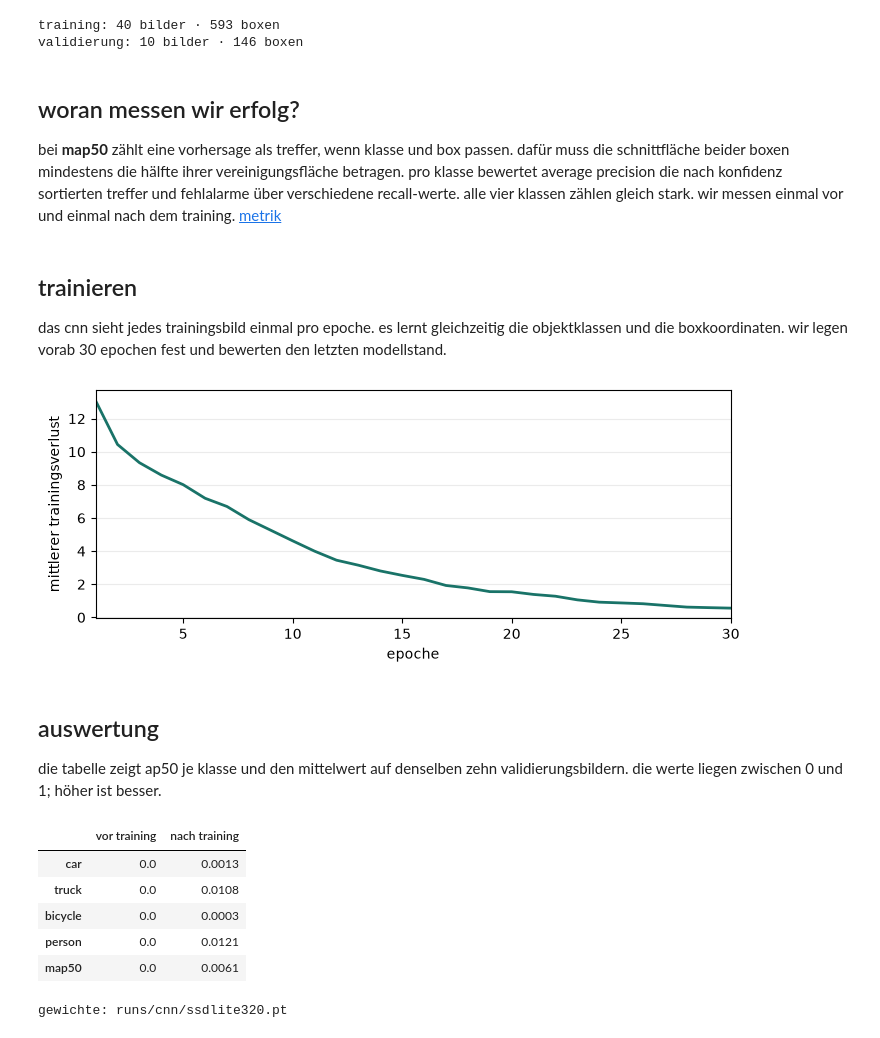
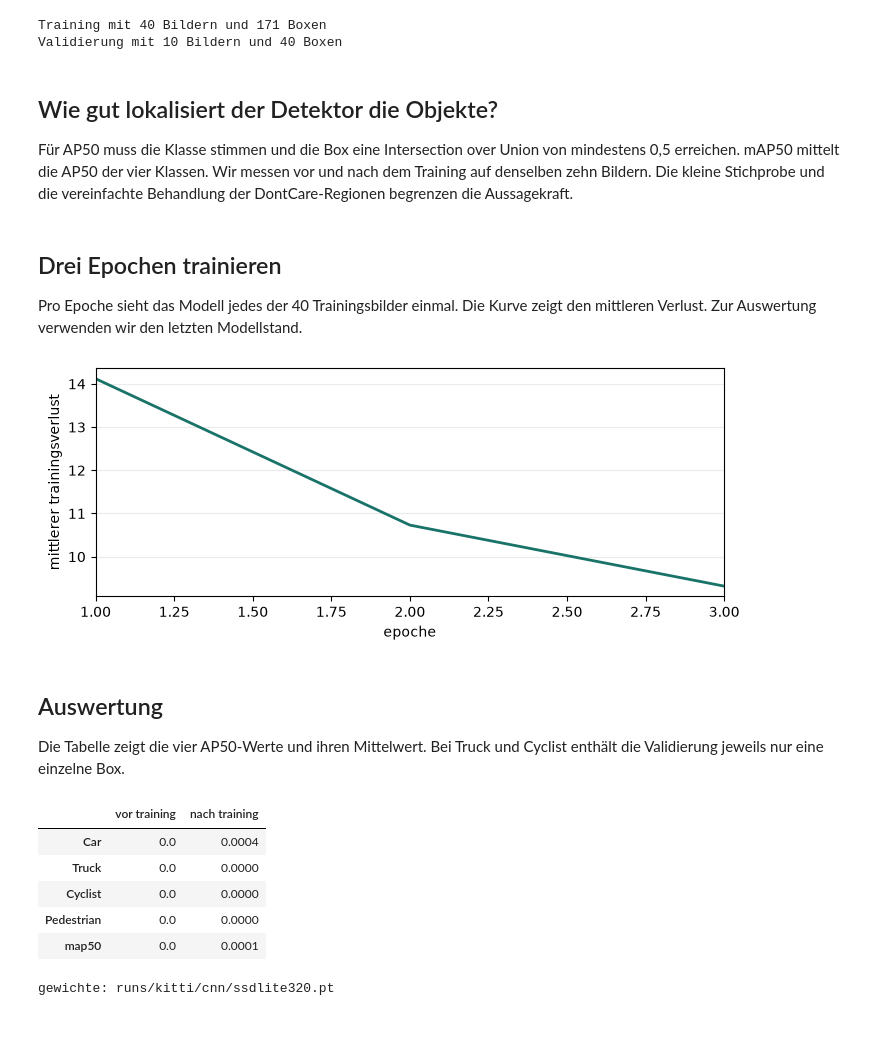
Before and after one commit to nicolasb49/intelligence-engineering, a Jupyter notebook: nicolas_cnn_detection.ipynb, the cells around one changed output. Cells and saved outputs as stored; diff of their text form; code cells hidden in the pictures.

Commit message:
Version KITTI in DVC and migrate detection notebooks to a fixed smoke split

```diff
--- a/nicolas_cnn_detection.ipynb
+++ b/nicolas_cnn_detection.ipynb
@@ -9,53 +9,45 @@ alle 50 bilder enthalten autos, lkw, fahrräder und personen. das cnn lernt dahe
 # %%
 from pathlib import Path
-import random
 
 import matplotlib.pyplot as plt
-import numpy as np
 import pandas as pd
 import torch
-import yaml
 from PIL import Image
 from torch.utils.data import DataLoader
 from torchmetrics.detection import MeanAveragePrecision
 from torchvision.models.detection import ssdlite320_mobilenet_v3_large
-from torchvision.ops import box_convert, clip_boxes_to_image
 from torchvision.transforms.functional import to_tensor
 
+from src.kitti import CLASSES, SPLIT, annotations, image_path
+
 seed = 42
-data = Path("data/coco-2017-yolo-50")
-names = yaml.safe_load((data / "dataset.yaml").read_text())["names"]
-ids = sorted((data.parent / "coco-2017-train-50.txt").read_text().splitlines())
-assert len(ids) == len(set(ids)) == 50
-random.Random(seed).shuffle(ids)
-train_ids, val_ids = ids[:40], ids[40:]
+train_ids, val_ids = SPLIT["train"], SPLIT["val"]
+assert len(set(train_ids)) == 40 and len(set(val_ids)) == 10
+assert set(train_ids).isdisjoint(val_ids)
 # %%
 def load_scene(image_id):
-    with Image.open(data / "images/train" / f"{image_id}.jpg") as photo:
+    with Image.open(image_path(image_id)) as photo:
+        width, height = photo.size
         image = to_tensor(photo.convert("RGB"))
-    height, width = image.shape[-2:]
-    label_path = data / "labels/train" / f"{image_id}.txt"
-    rows = torch.from_numpy(np.loadtxt(label_path, dtype="float32").reshape(-1, 5))
-    boxes = box_convert(rows[:, 1:], in_fmt="cxcywh", out_fmt="xyxy")
-    boxes *= torch.tensor([width, height, width, height])
+    objects = annotations(image_id, width, height)
     target = {
-        "boxes": clip_boxes_to_image(boxes, (height, width)),
-        "labels": rows[:, 0].long() + 1,  # 0 ist für den hintergrund reserviert
+        "boxes": torch.tensor([box for _, box in objects], dtype=torch.float32).reshape(-1, 4),
+        "labels": torch.tensor([CLASSES.index(name) + 1 for name, _ in objects], dtype=torch.int64),
     }
     return image, target
 
 train = [load_scene(i) for i in train_ids]
 valid = [load_scene(i) for i in val_ids]
-for split, scenes in [("training", train), ("validierung", valid)]:
+for split, scenes in [("Training", train), ("Validierung", valid)]:
     boxes = sum(len(target["boxes"]) for _, target in scenes)
-    print(f"{split}: {len(scenes)} bilder · {boxes} boxen")
+    print(f"{split} mit {len(scenes)} Bildern und {boxes} Boxen")
 # %% [output]
-training: 40 bilder · 593 boxen
-validierung: 10 bilder · 146 boxen
+Training mit 40 Bildern und 171 Boxen
+Validierung mit 10 Bildern und 40 Boxen
 # %% [markdown]
-## woran messen wir erfolg?
+## Wie gut lokalisiert der Detektor die Objekte?
 
-bei **map50** zählt eine vorhersage als treffer, wenn klasse und box passen. dafür muss die schnittfläche beider boxen mindestens die hälfte ihrer vereinigungsfläche betragen. pro klasse bewertet average precision die nach konfidenz sortierten treffer und fehlalarme über verschiedene recall-werte. alle vier klassen zählen gleich stark. wir messen einmal vor und einmal nach dem training. [metrik](https://lightning.ai/docs/torchmetrics/stable/detection/mean_average_precision.html)
+Für AP50 muss die Klasse stimmen und die Box eine Intersection over Union von mindestens 0,5 erreichen. mAP50 mittelt die AP50 der vier Klassen. Wir messen vor und nach dem Training auf denselben zehn Bildern. Die kleine Stichprobe und die vereinfachte Behandlung der DontCare-Regionen begrenzen die Aussagekraft.
 # %%
 @torch.inference_mode()
 def evaluate(detector):
@@ -65,7 +57,7 @@ def evaluate(detector):
         metric.update(detector([image]), [target])
     scores = metric.compute()
     by_class = {
-        names[label - 1]: ap
+        CLASSES[label - 1]: ap
         for label, ap in zip(scores["classes"].tolist(), scores["map_per_class"].tolist())
     }
     return pd.Series({**by_class, "map50": scores["map_50"].item()})
@@ -73,62 +65,62 @@ def evaluate(detector):
 torch.manual_seed(seed)
 torch.set_num_threads(min(4, torch.get_num_threads()))
 model = ssdlite320_mobilenet_v3_large(
-    weights=None, weights_backbone=None, num_classes=len(names) + 1, detections_per_img=100,
+    weights=None, weights_backbone=None, num_classes=len(CLASSES) + 1, detections_per_img=100,
 )
 before = evaluate(model)
 # %% [markdown]
-## trainieren
+## Drei Epochen trainieren
 
-das cnn sieht jedes trainingsbild einmal pro epoche. es lernt gleichzeitig die objektklassen und die boxkoordinaten. wir legen vorab 30 epochen fest und bewerten den letzten modellstand.
+Pro Epoche sieht das Modell jedes der 40 Trainingsbilder einmal. Die Kurve zeigt den mittleren Verlust. Zur Auswertung verwenden wir den letzten Modellstand.
 # %%
 batches = DataLoader(train, batch_size=8, shuffle=True, collate_fn=list,
                      generator=torch.Generator().manual_seed(seed))
 optimizer = torch.optim.AdamW(model.parameters(), lr=0.001, weight_decay=0.0001)
 history = []
 model.train()
-for epoch in range(1, 31):
+for epoch in range(1, 4):
     epoch_loss = 0.0
     for batch in batches:
         images, targets = zip(*batch)
         optimizer.zero_grad(set_to_none=True)
         losses = model(list(images), list(targets))
         loss = sum(losses.values())
         if not loss.isfinite():
             raise ValueError(f"ungültiger verlust in epoche {epoch}")
         loss.backward()
         optimizer.step()
         epoch_loss += loss.item() * len(batch)
     history.append(epoch_loss / len(train))
 
 fig, ax = plt.subplots(figsize=(7, 2.8), layout="constrained")
 ax.plot(range(1, len(history) + 1), history, color="#197368", linewidth=2)
 ax.set(xlabel="epoche", ylabel="mittlerer trainingsverlust", xlim=(1, len(history)))
 ax.grid(axis="y", alpha=0.25)
 plt.show()
 # %% [output]
-[figure, old version]
+[figure, new version]
 # %% [markdown]
-## auswertung
+## Auswertung
 
-die tabelle zeigt ap50 je klasse und den mittelwert auf denselben zehn validierungsbildern. die werte liegen zwischen 0 und 1; höher ist besser.
+Die Tabelle zeigt die vier AP50-Werte und ihren Mittelwert. Bei Truck und Cyclist enthält die Validierung jeweils nur eine einzelne Box.
 # %%
 after = evaluate(model)
 display(pd.DataFrame({"vor training": before, "nach training": after}).round(4))
 
-checkpoint = Path("runs/cnn/ssdlite320.pt")
+checkpoint = Path("runs/kitti/cnn/ssdlite320.pt")
 checkpoint.parent.mkdir(parents=True, exist_ok=True)
 torch.save({
     "model": model.state_dict(),
-    "class_names": {i + 1: name for i, name in names.items()},
+    "class_names": {i + 1: name for i, name in enumerate(CLASSES)},
     "train_ids": train_ids,
     "val_ids": val_ids,
 }, checkpoint)
 print(f"gewichte: {checkpoint}")
 # %% [output]
 |  | vor training | nach training |
-| car | 0.0 | 0.0013 |
-| truck | 0.0 | 0.0108 |
-| bicycle | 0.0 | 0.0003 |
-| person | 0.0 | 0.0121 |
-| map50 | 0.0 | 0.0061 |
+| Car | 0.0 | 0.0004 |
+| Truck | 0.0 | 0.0000 |
+| Cyclist | 0.0 | 0.0000 |
+| Pedestrian | 0.0 | 0.0000 |
+| map50 | 0.0 | 0.0001 |
-gewichte: runs/cnn/ssdlite320.pt
+gewichte: runs/kitti/cnn/ssdlite320.pt
```
Also changed, not shown: parts of 3 cells of this notebook, 16 other files.
